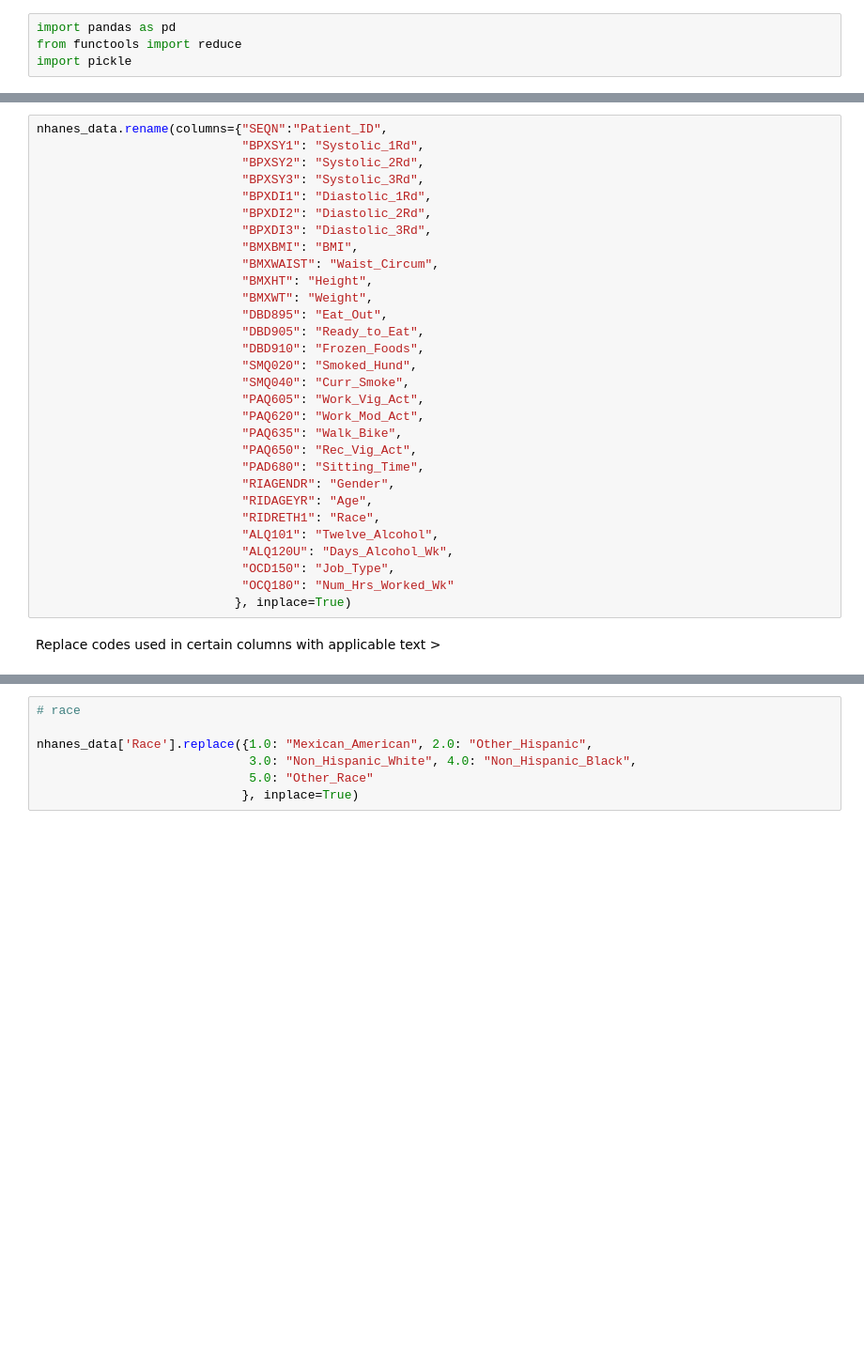
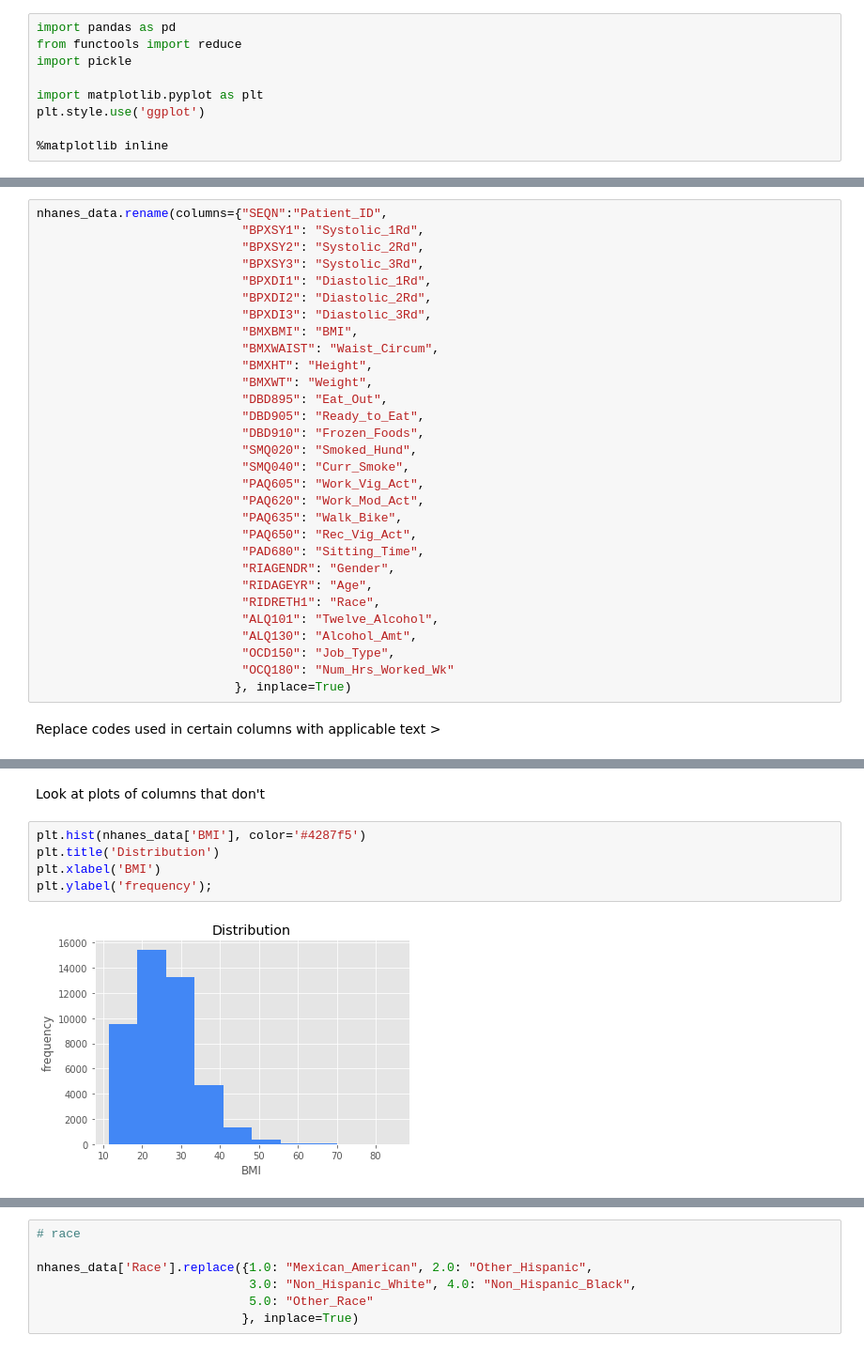
Before and after one commit to cecann10/Test, a Jupyter notebook: Metis_Projects/project_3_celinaplaza/data/NHANES_data_collection.ipynb, the cells around one changed output, grey strips where cells are left out. Shown: that part at 94% size. Saved outputs shown, nothing was run; the diff lists cells and outputs as text; blank space fills up the shorter version.

Commit message:
completed data cleaning for project 3 metis

```diff
--- a/Metis_Projects/project_3_celinaplaza/data/NHANES_data_collection.ipynb
+++ b/Metis_Projects/project_3_celinaplaza/data/NHANES_data_collection.ipynb
@@ -9,6 +9,11 @@ Data is posted in XPT format in two-year increments for various topics related t
 import pandas as pd
 from functools import reduce
 import pickle
+
+import matplotlib.pyplot as plt
+plt.style.use('ggplot')
+
+%matplotlib inline
 # %% [markdown]
 #### KEY:
 Key for letters that correspond to 2-year ranges.  Letters selected for their correspondence to labeling of the years by NHANES. >
@@ -307,7 +312,7 @@ nhanes_data.rename(columns={"SEQN":"Patient_ID",
                             "RIDAGEYR": "Age",
                             "RIDRETH1": "Race",
                             "ALQ101": "Twelve_Alcohol",
-                            "ALQ120U": "Days_Alcohol_Wk",
+                            "ALQ130": "Alcohol_Amt",
                             "OCD150": "Job_Type",
                             "OCQ180": "Num_Hrs_Worked_Wk"
                            }, inplace=True)
@@ -315,0 +326,9 @@ Replace codes used in certain columns with applicable text >
+# %% [markdown]
+Look at plots of columns that don't
+# %%
+plt.hist(nhanes_data['BMI'], color='#4287f5')
+plt.title('Distribution')
+plt.xlabel('BMI')
+plt.ylabel('frequency');
+# %% [output]
+[figure, added]
```
Also changed, not shown: parts of 98 cells of this notebook, 11 other files.
